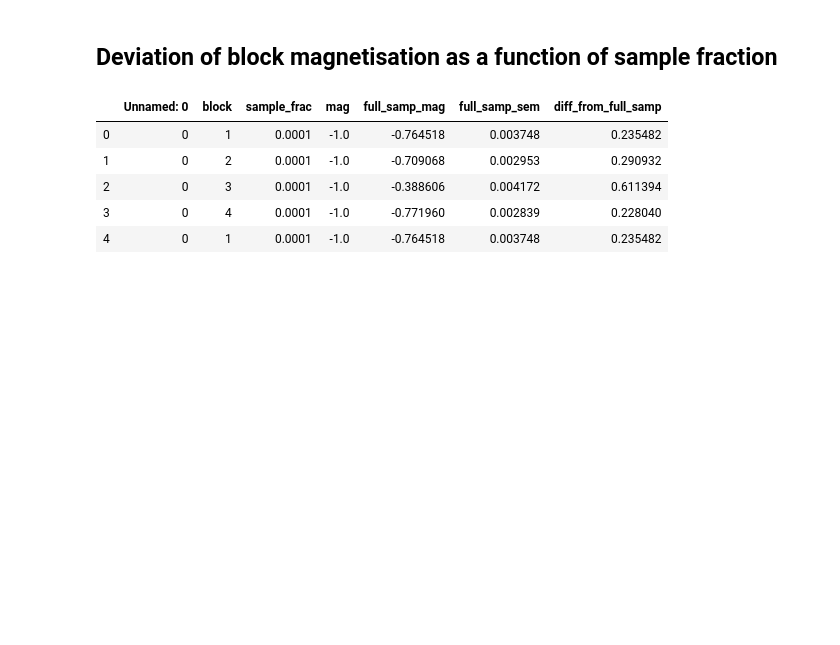
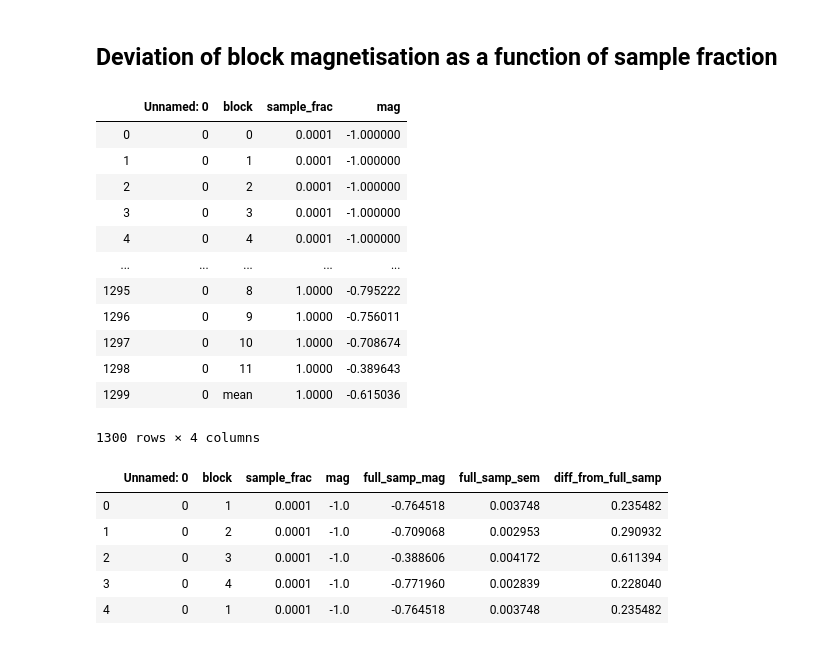
Before and after one commit to MGarrod1/unobserved_spin_influence, a Jupyter notebook: Figure_3_Pokec/figS3-plots.ipynb, the cells around one changed output. Cells and saved outputs as stored; diff of their text form; code cells hidden in the pictures; blank space fills up the shorter version.

```diff
--- a/Figure_3_Pokec/figS3-plots.ipynb
+++ b/Figure_3_Pokec/figS3-plots.ipynb
@@ -12,6 +12,21 @@ from scipy import stats
 ## Deviation of block magnetisation as a function of sample fraction
 # %%
 data = pd.read_csv("Data/snapshot_mag_eval_data_1-0.csv")
+data
+# %% [output]
+|  | Unnamed: 0 | block | sample_frac | mag |
+| 0 | 0 | 0 | 0.0001 | -1.000000 |
+| 1 | 0 | 1 | 0.0001 | -1.000000 |
+| 2 | 0 | 2 | 0.0001 | -1.000000 |
+| 3 | 0 | 3 | 0.0001 | -1.000000 |
+| 4 | 0 | 4 | 0.0001 | -1.000000 |
+| ... | ... | ... | ... | ... |
+| 1295 | 0 | 8 | 1.0000 | -0.795222 |
+| 1296 | 0 | 9 | 1.0000 | -0.756011 |
+| 1297 | 0 | 10 | 1.0000 | -0.708674 |
+| 1298 | 0 | 11 | 1.0000 | -0.389643 |
+| 1299 | 0 | mean | 1.0000 | -0.615036 |
+1300 rows × 4 columns
 # %%
 s_frac_vals = sorted(list(set(list(data['sample_frac']))))
 
```
Also changed, not shown: parts of 1 cell of this notebook.
